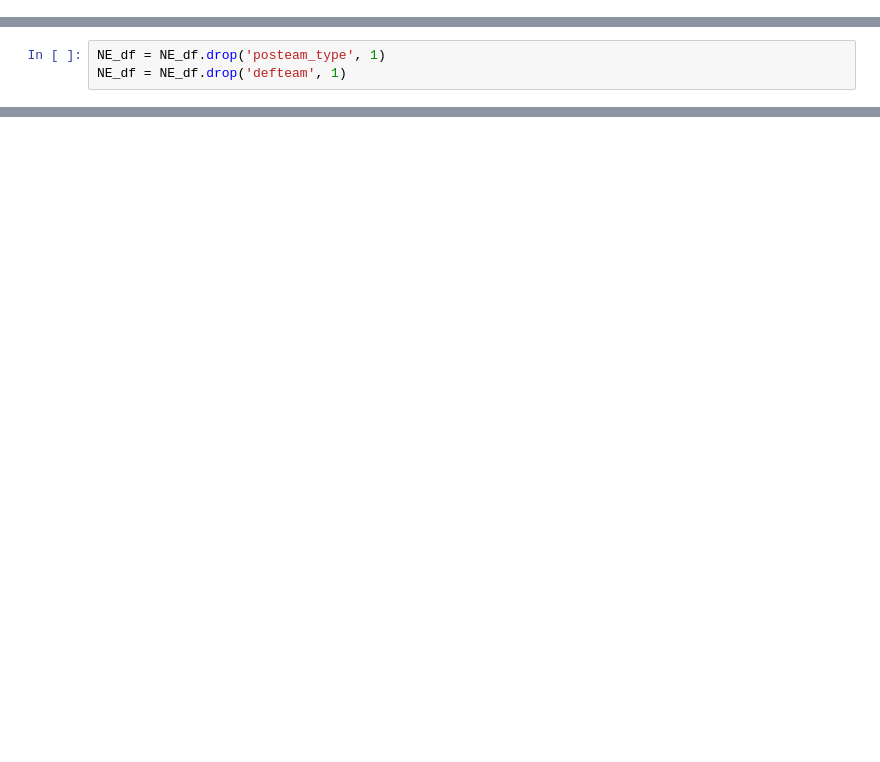
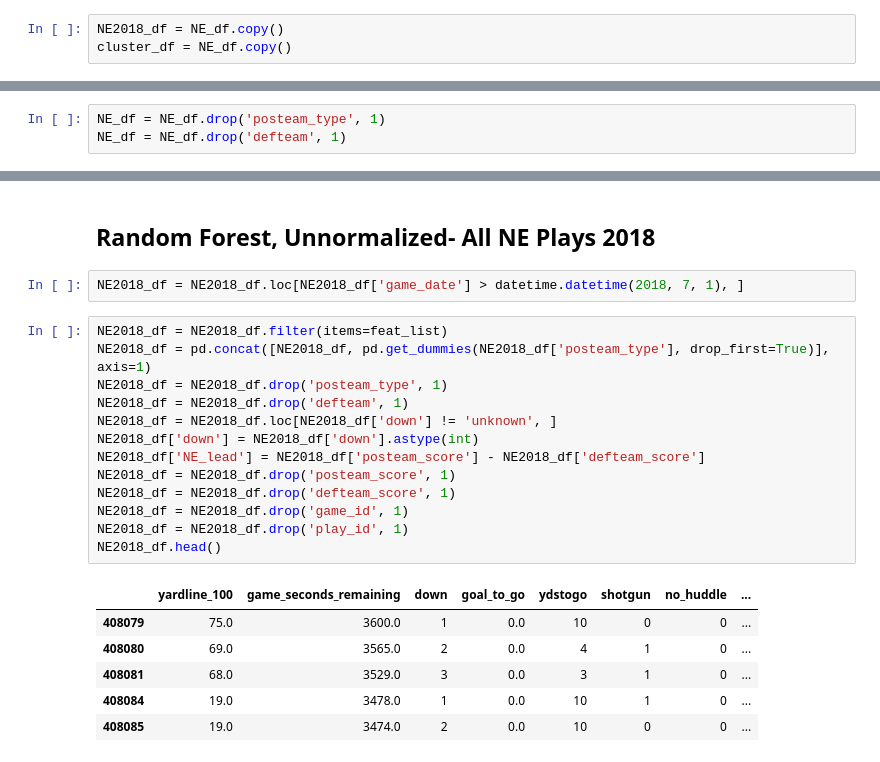
Before and after one commit to danehooker/Thinkful-Projects, a Jupyter notebook: Final Capstone.ipynb, the cells around one changed output, grey strips where cells are left out. Saved outputs shown, nothing was run; the diff lists cells and outputs as text; blank space fills up the shorter version.

```diff
--- a/Final Capstone.ipynb
+++ b/Final Capstone.ipynb
@@ -449,6 +451,9 @@ print("Number of estimated clusters: {}".format(n_clusters_))
 Number of estimated clusters: 1
 # %% [markdown]
 ## Initial Filtering and Data Cleaning
+# %%
+NE2018_df = NE_df.copy()
+cluster_df = NE_df.copy()
 # %%
 list(NE_df)
 # %% [output]
@@ -499,0 +688,24 @@ NE_df.head()
+# %% [markdown]
+## Random Forest, Unnormalized- All NE Plays 2018
+# %%
+NE2018_df = NE2018_df.loc[NE2018_df['game_date'] > datetime.datetime(2018, 7, 1), ]
+# %%
+NE2018_df = NE2018_df.filter(items=feat_list)
+NE2018_df = pd.concat([NE2018_df, pd.get_dummies(NE2018_df['posteam_type'], drop_first=True)], axis=1)
+NE2018_df = NE2018_df.drop('posteam_type', 1)
+NE2018_df = NE2018_df.drop('defteam', 1)
+NE2018_df = NE2018_df.loc[NE2018_df['down'] != 'unknown', ]
+NE2018_df['down'] = NE2018_df['down'].astype(int)
+NE2018_df['NE_lead'] = NE2018_df['posteam_score'] - NE2018_df['defteam_score']
+NE2018_df = NE2018_df.drop('posteam_score', 1)
+NE2018_df = NE2018_df.drop('defteam_score', 1)
+NE2018_df = NE2018_df.drop('game_id', 1)
+NE2018_df = NE2018_df.drop('play_id', 1)
+NE2018_df.head()
+# %% [output]
+|  | yardline_100 | game_seconds_remaining | down | goal_to_go | ydstogo | shotgun | no_huddle | ... |
+| 408079 | 75.0 | 3600.0 | 1 | 0.0 | 10 | 0 | 0 | ... |
+| 408080 | 69.0 | 3565.0 | 2 | 0.0 | 4 | 1 | 0 | ... |
+| 408081 | 68.0 | 3529.0 | 3 | 0.0 | 3 | 1 | 0 | ... |
+| 408084 | 19.0 | 3478.0 | 1 | 0.0 | 10 | 1 | 0 | ... |
+| 408085 | 19.0 | 3474.0 | 2 | 0.0 | 10 | 0 | 0 | ... |
```
Also changed, not shown: parts of 41 cells of this notebook.
